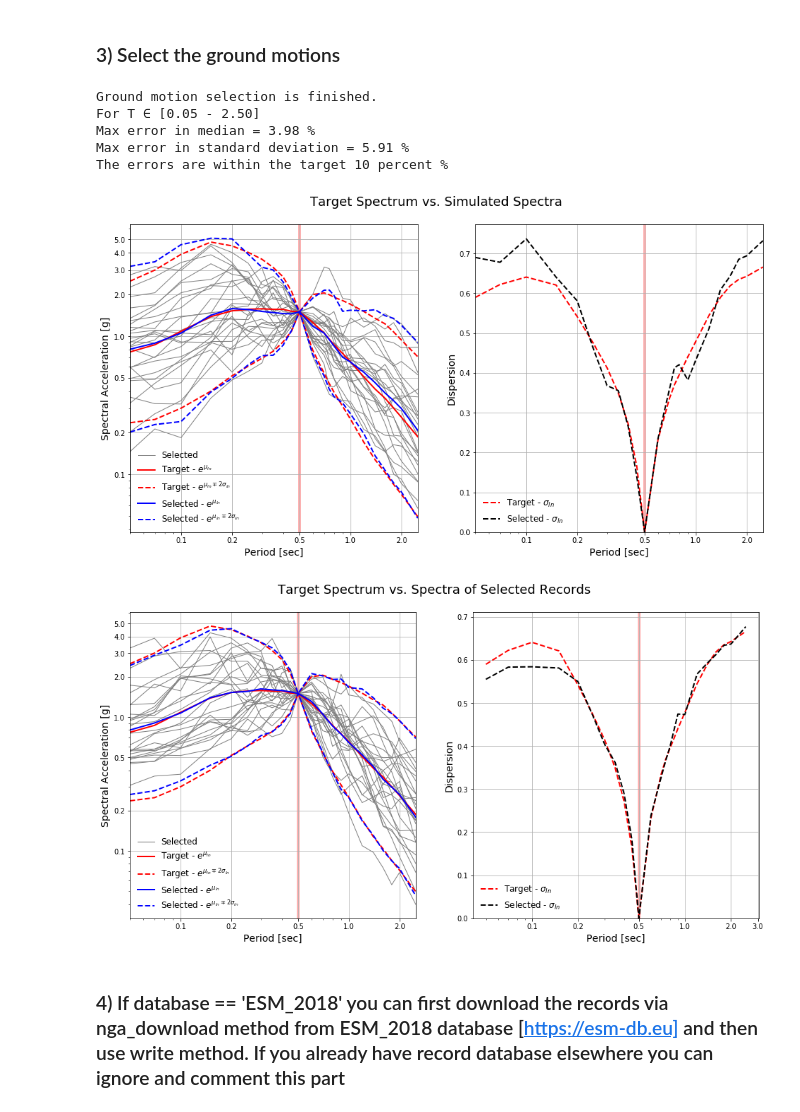
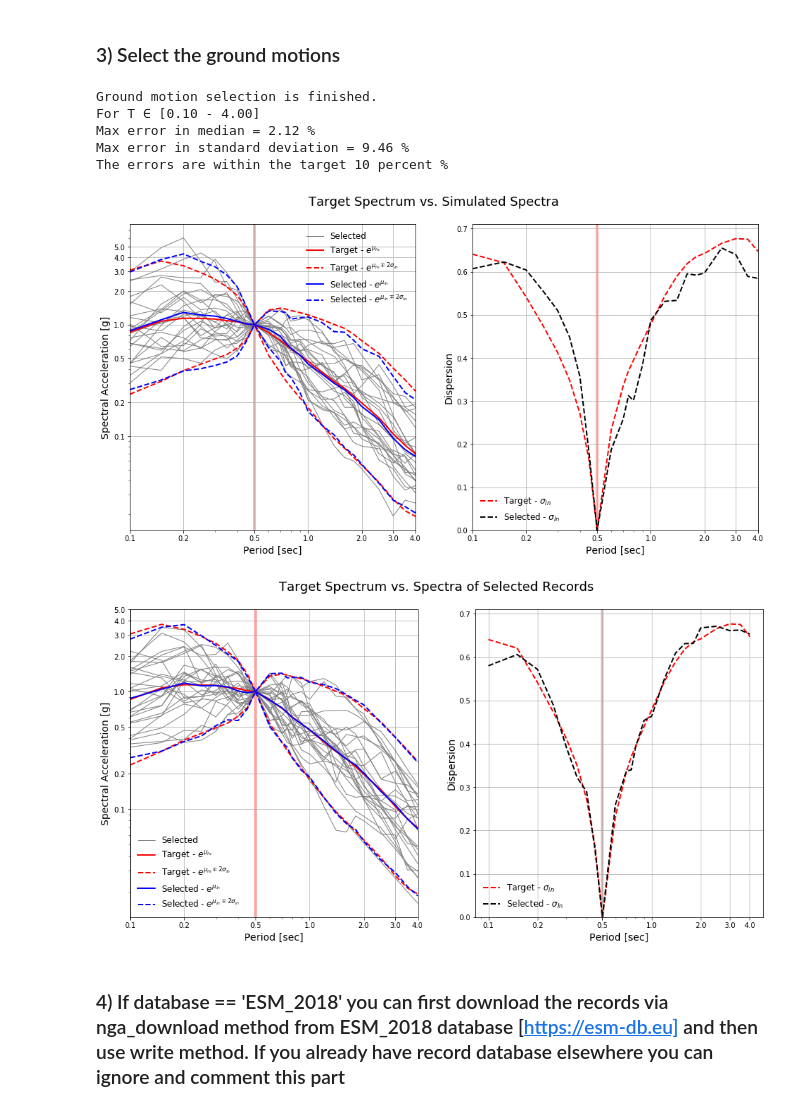
Before and after one commit to mgrubisic/EzGM, a Jupyter notebook: Examples/binder/Example1.ipynb, the cells around one changed output. Drawn from its saved outputs; the diff is of its cells as text; code cells hidden in the pictures.

Commit message:
Major Update
- Added ASCE 7-16 based record selection
- Added RotD100 option as spectrum definition
- Changed the code structure
- Condensed the examples

```diff
--- a/Examples/binder/Example1.ipynb
+++ b/Examples/binder/Example1.ipynb
@@ -111,4 +119,4 @@ conditional_spectrum.get_esm_token(username = 'example_username@email.com', pwd
 # %% [markdown]
 ### 1) Initialize the conditional_spectrum object for record selection, check which parameters are required for the gmpe you are using.
 # %%
-cs = conditional_spectrum(Tstar=0.5, gmpe='AkkarEtAlRjb2014', database='ESM_2018', pInfo=1)
+cs = conditional_spectrum(database='ESM_2018', outdir='Outputs_B')
@@ -137,21 +137,20 @@ Target spectrum is created.
 # %% [markdown]
 ### 3) Select the ground motions
 # %%
-# 3.) Select the ground motions
-cs.select(nGM=25, selection=1, Sa_def='RotD50', isScaled=1, maxScale=3,
-          Mw_lim=[5.5, 8], Vs30_lim=None, Rjb_lim=None, fault_lim=None, nTrials=20,
-          weights=[1, 2, 0.3], seedValue=0, nLoop=2, penalty=2, tol=10)
+cs.select(nGM=25, isScaled=1, maxScale=4,
+          Mw_lim=None, Vs30_lim=None, Rjb_lim=None, fault_lim=None, nTrials=20,
+          weights=[1, 2, 0.3], seedValue=0, nLoop=2, penalty=1, tol=10)
 
 # The simulated spectra and spectra of selected records can be plotted at this stage
 cs.plot(tgt=0, sim=1, rec=1, save=1, show=1)
 # %% [output]
 Ground motion selection is finished.
-For T ∈ [0.05 - 2.50]
-Max error in median = 3.98 %
-Max error in standard deviation = 5.91 %
+For T ∈ [0.10 - 4.00]
+Max error in median = 2.12 %
+Max error in standard deviation = 9.46 %
 The errors are within the target 10 percent %
-[figure, old version]
+[figure, new version]
-[figure, old version]
+[figure, new version]
 # %% [markdown]
 ### 4) If database == 'ESM_2018' you can first download the records via nga_download method from ESM_2018 database [https://esm-db.eu] and then use write method. If you already have record database elsewhere you can ignore and comment this part
 # %%
```
Also changed, not shown: parts of 30 cells of this notebook, 28 other files.
